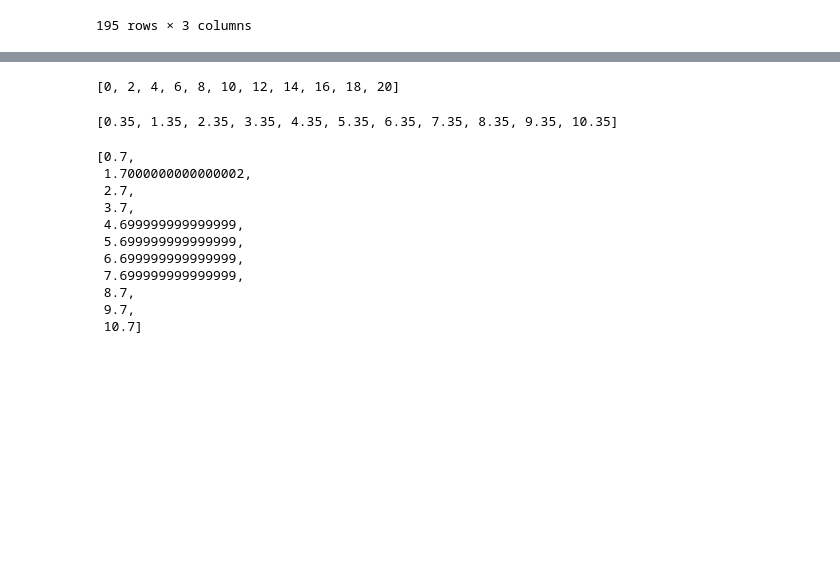
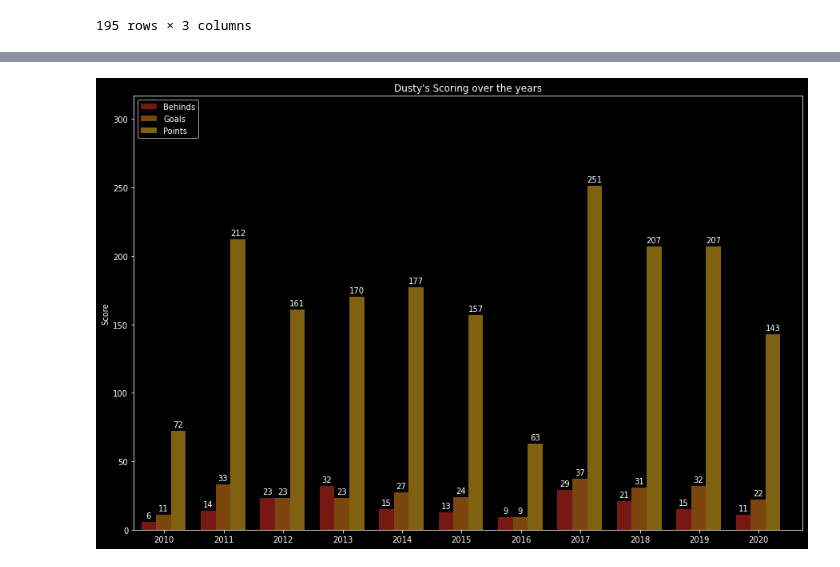
Before and after one commit to WhenTheTideGoesOut/Notebook_2_AFL, a Jupyter notebook: Notebook_2_AFL.ipynb, the cells around one changed output, grey strips where cells are left out. Saved outputs shown, nothing was run; the diff lists cells and outputs as text; code cells hidden in the pictures; blank space fills up the shorter version.

```diff
--- a/Notebook_2_AFL.ipynb
+++ b/Notebook_2_AFL.ipynb
@@ -1077,22 +1018,57 @@ r3
-# %%
-new_x
-# %% [output]
-[0, 2, 4, 6, 8, 10, 12, 14, 16, 18, 20]
-# %%
-[x + width for x in r1]
-# %% [output]
-[0.35, 1.35, 2.35, 3.35, 4.35, 5.35, 6.35, 7.35, 8.35, 9.35, 10.35]
-# %%
-[x + width for x in r2]
-# %% [output]
-[0.7,
- 1.7000000000000002,
- 2.7,
- 3.7,
- 4.699999999999999,
- 5.699999999999999,
- 6.699999999999999,
- 7.699999999999999,
- 8.7,
- 9.7,
- 10.7]
+# %%
+
+
+##### Grouped Bar Chart using Behinds, Goals and Points
+dustin_martin_bar = dustin_martin_df.groupby("Year")["Behinds", "Goals", "Points"].sum()
+plt.rcParams['figure.facecolor'] = 'black'
+# set height of bar
+points = dustin_martin_bar['Points']
+goals = dustin_martin_bar['Goals']
+behinds = dustin_martin_bar['Behinds']
+labels = ['2010','2011','2012','2013','2014','2015','2016','2017','2018','2019','2020']
+
+x = np.arange(len(labels))
+width = 0.25
+#r2 = [r1 + width for x in r1]
+#r3 = [r2 + width for x in r2]
+# Set the position of the bars
+
+fig, ax = plt.subplots(figsize=(15,10))
+
+barlabel1= plt.bar(x,
+                  behinds,
+                  width,
+                  alpha=0.5,
+                  color='#EE3224'
+                  #label=labels[0]
+                  )
+barlabel2= plt.bar([p+width for p in x],
+                  goals,
+                  width,
+                  alpha = 0.5,
+                  color='#F78F1E'
+                  #label=labels[1]
+                  )
+barlabel3= plt.bar([p + width*2 for p in x],
+                   points,
+                   width,
+                   alpha=0.5,
+                   color='#FFC222'
+                   #label=labels[2]
+                   )
+
+ax.set_ylabel('Score')
+ax.set_title("Dusty's Scoring over the years")
+ax.set_xticks([p + 1.05 * width for p in x])
+ax.set_xticklabels(labels)
+plt.xlim(min(x)-width, max(x)+width*4)
+plt.ylim([0, max(points + goals + behinds)])
+plt.legend(['Behinds', 'Goals', 'Points'], loc='upper left')
+#plt.grid()
+autolabel(barlabel1)
+autolabel(barlabel2)
+autolabel(barlabel3)
+
+plt.show()
+# %% [output]
+[figure, added]
```
Also changed, not shown: parts of 54 cells of this notebook.
